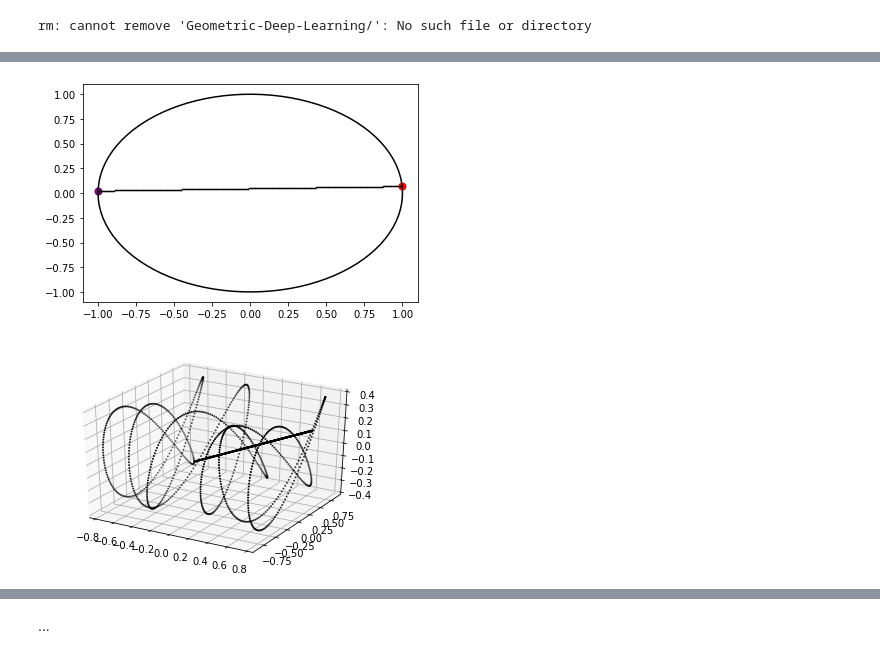
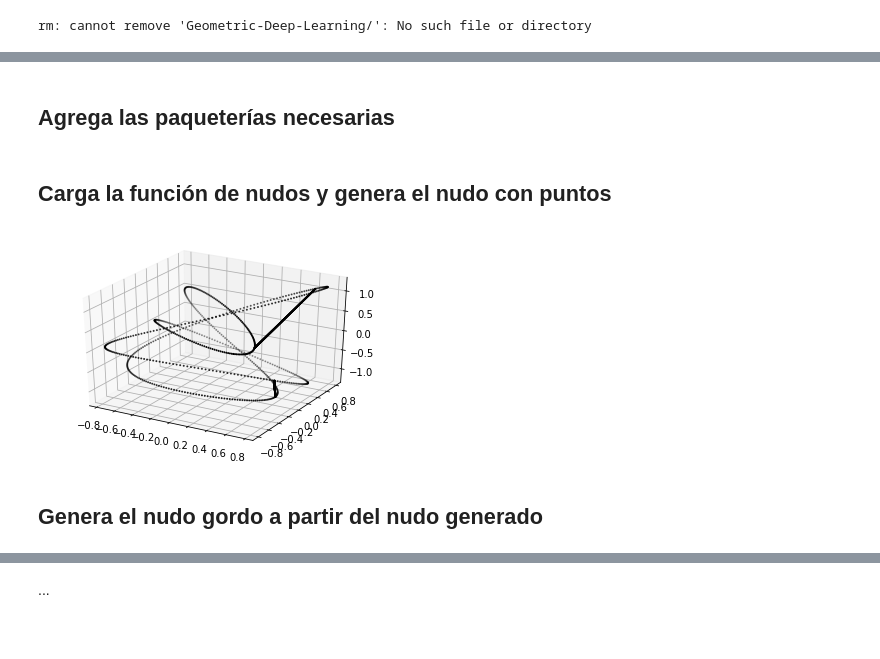
Before and after one commit to mevangelista-alvarado/Geometric-Deep-Learning, a Jupyter notebook: Random_knots/Nudos_aleatorios.ipynb, the cells around one changed output, grey strips where cells are left out. Saved outputs shown, nothing was run; the diff lists cells and outputs as text; code cells hidden in the pictures.

```diff
--- a/Random_knots/Nudos_aleatorios.ipynb
+++ b/Random_knots/Nudos_aleatorios.ipynb
@@ -17,6 +23,8 @@ Unpacking objects: 100% (43/43), done.
 # %%
 import sys
 sys.path.insert(1, 'Geometric-Deep-Learning/Random_knots/')
+# %% [markdown]
+## Agrega las paqueterías necesarias
 # %%
 from knots_generator import knots
 import numpy as np
@@ -24,11 +32,3 @@ import matplotlib.pyplot as plt
 from knots_generator import knots
 from points_cloud import knot_points_cloud
 import plotly.graph_objects as go
-# %%
-knot_generator = knots(points=2000, noise=0.1, sc=10)
-knot_generator.create_bars_random_knot(1,1,2,genus=2)
-knot_generator.visualize_circle()
-knot_generator.plot_knot()
-# %% [output]
-[figure, removed]
-[figure, removed]
@@ -38,2 +35,12 @@ pcloud = knot_points_cloud(knot_generator.knot)
+# %% [markdown]
+## Carga la función de nudos y genera el nudo con puntos
+# %%
+pcloud = knot_points_cloud()
+pcloud.get_points(npoints=2000,genus=3)
+pcloud.knot.plot_knot()
+# %% [output]
+[figure, added]
+# %% [markdown]
+## Genera el nudo gordo a partir del nudo generado
 # %%
 pcloud.create_fat_knot(num_circ=10)
```
Also changed, not shown: parts of 16 cells of this notebook.
